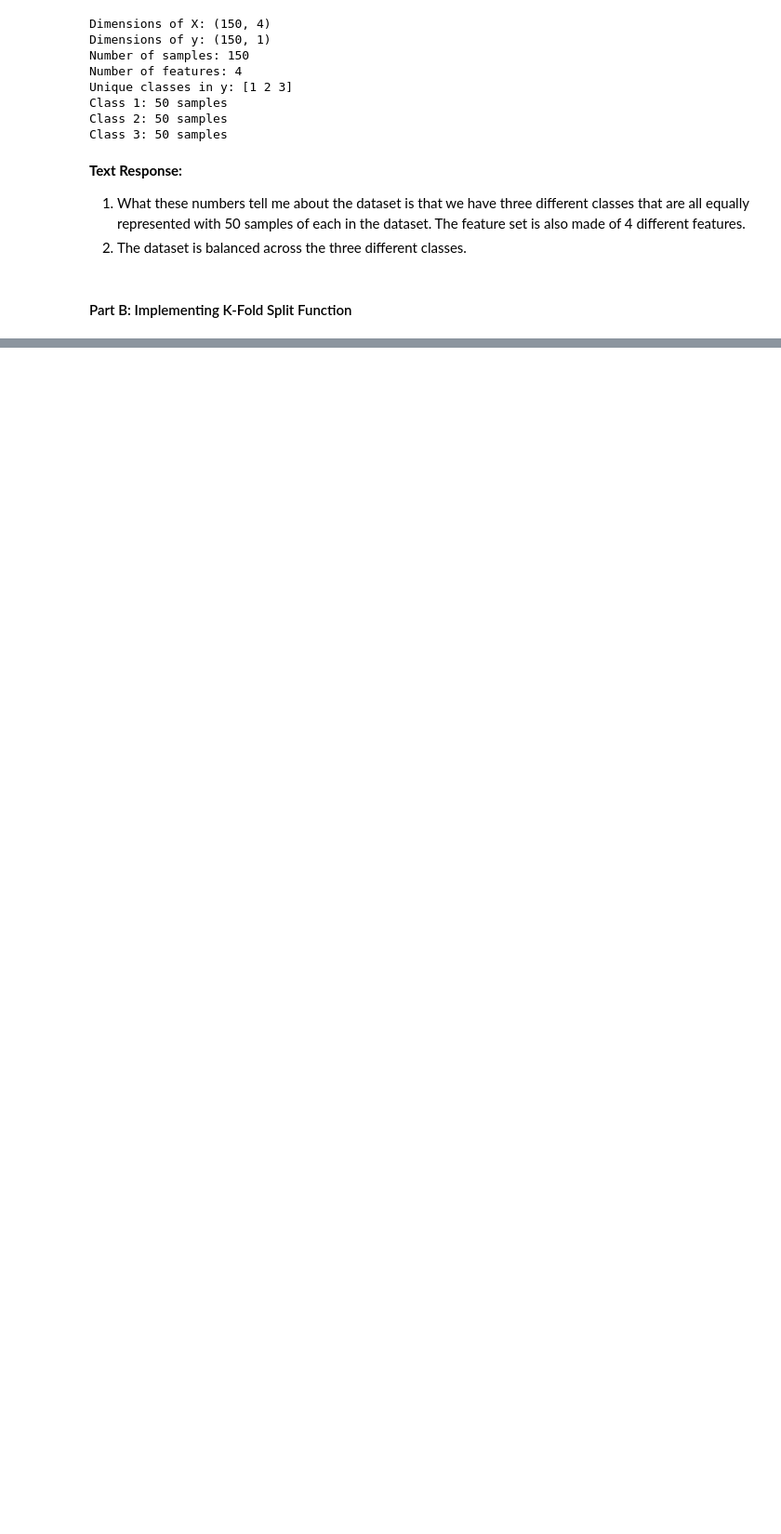
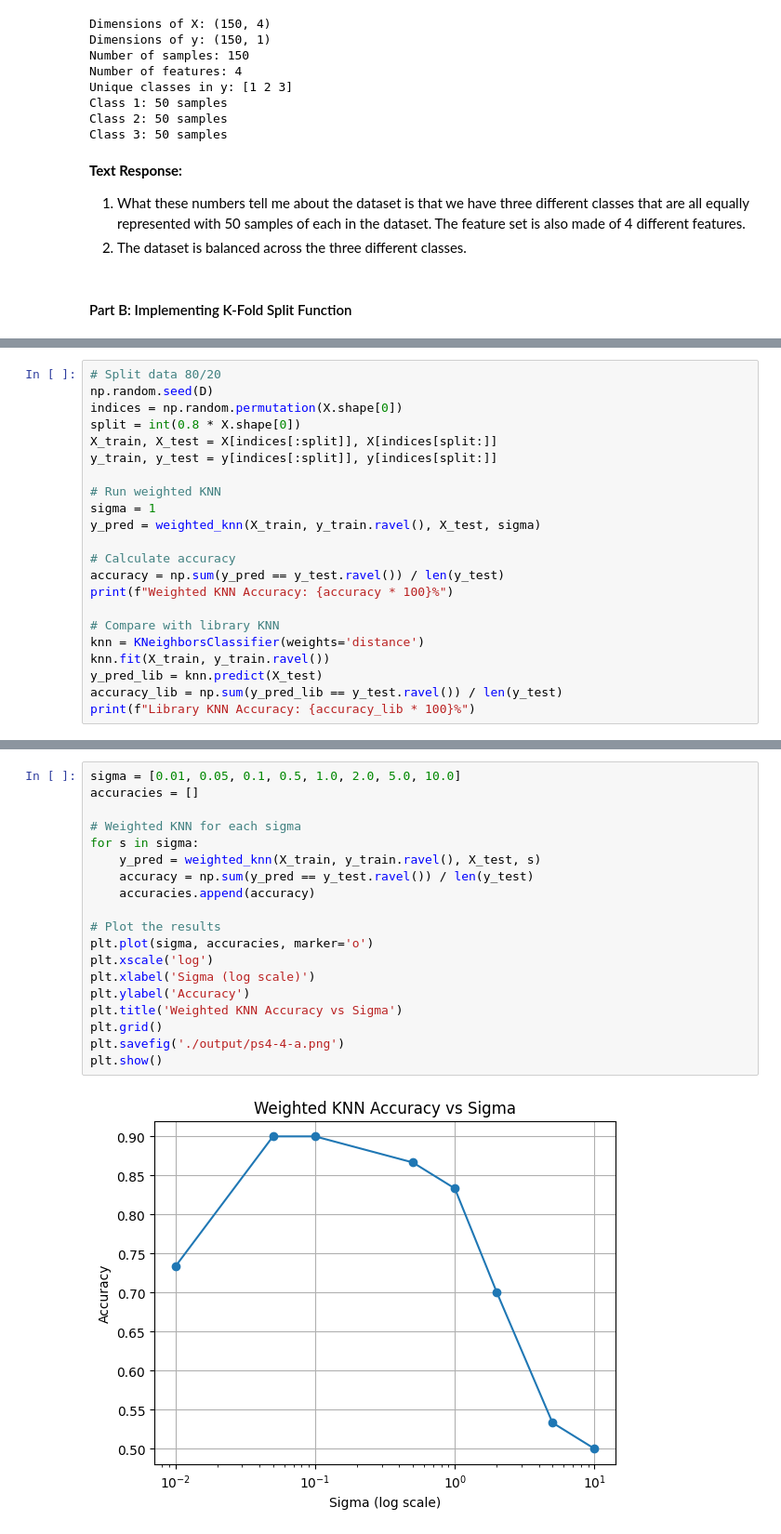
Before and after one commit to Aragya1642/1395_MachineLearning, a Jupyter notebook: ps4_python_Goyal_Aragya/ps4_Goyal_Aragya.ipynb, the cells around one changed output, grey strips where cells are left out. Shown at 93% size. Drawn from its saved outputs; the diff is of its cells as text; blank space fills up the shorter version.

```diff
--- a/ps4_python_Goyal_Aragya/ps4_Goyal_Aragya.ipynb
+++ b/ps4_python_Goyal_Aragya/ps4_Goyal_Aragya.ipynb
@@ -67,0 +266,22 @@ def create_k_folds(n_samples, k, random_seed):
+# %%
+# Split data 80/20
+np.random.seed(D)
+indices = np.random.permutation(X.shape[0])
+split = int(0.8 * X.shape[0])
+X_train, X_test = X[indices[:split]], X[indices[split:]]
+y_train, y_test = y[indices[:split]], y[indices[split:]]
+
+# Run weighted KNN
+sigma = 1
+y_pred = weighted_knn(X_train, y_train.ravel(), X_test, sigma)
+
+# Calculate accuracy
+accuracy = np.sum(y_pred == y_test.ravel()) / len(y_test)
+print(f"Weighted KNN Accuracy: {accuracy * 100}%")
+
+# Compare with library KNN
+knn = KNeighborsClassifier(weights='distance')
+knn.fit(X_train, y_train.ravel())
+y_pred_lib = knn.predict(X_test)
+accuracy_lib = np.sum(y_pred_lib == y_test.ravel()) / len(y_test)
+print(f"Library KNN Accuracy: {accuracy_lib * 100}%")
@@ -67,0 +298,21 @@ def create_k_folds(n_samples, k, random_seed):
+# %%
+sigma = [0.01, 0.05, 0.1, 0.5, 1.0, 2.0, 5.0, 10.0]
+accuracies = []
+
+# Weighted KNN for each sigma
+for s in sigma:
+    y_pred = weighted_knn(X_train, y_train.ravel(), X_test, s)
+    accuracy = np.sum(y_pred == y_test.ravel()) / len(y_test)
+    accuracies.append(accuracy)
+
+# Plot the results
+plt.plot(sigma, accuracies, marker='o')
+plt.xscale('log')
+plt.xlabel('Sigma (log scale)')
+plt.ylabel('Accuracy')
+plt.title('Weighted KNN Accuracy vs Sigma')
+plt.grid()
+plt.savefig('./output/ps4-4-a.png')
+plt.show()
+# %% [output]
+[figure, added]
```
Also changed, not shown: parts of 21 cells of this notebook, 3 other files.
